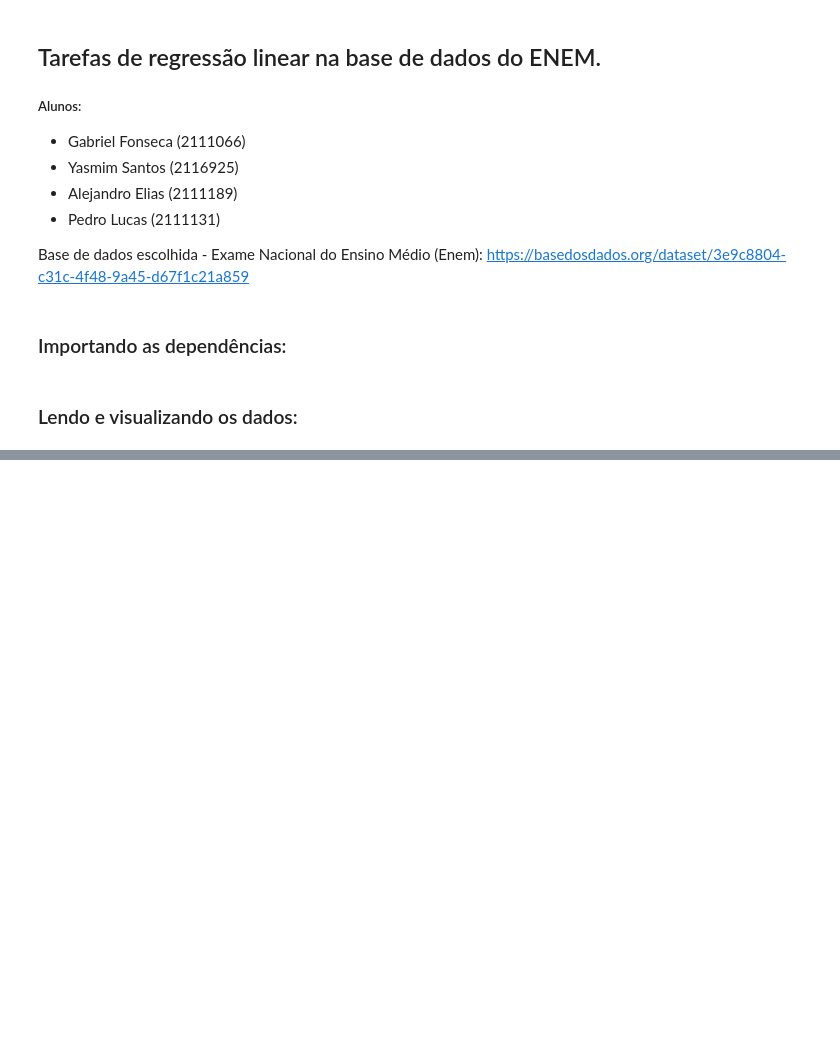
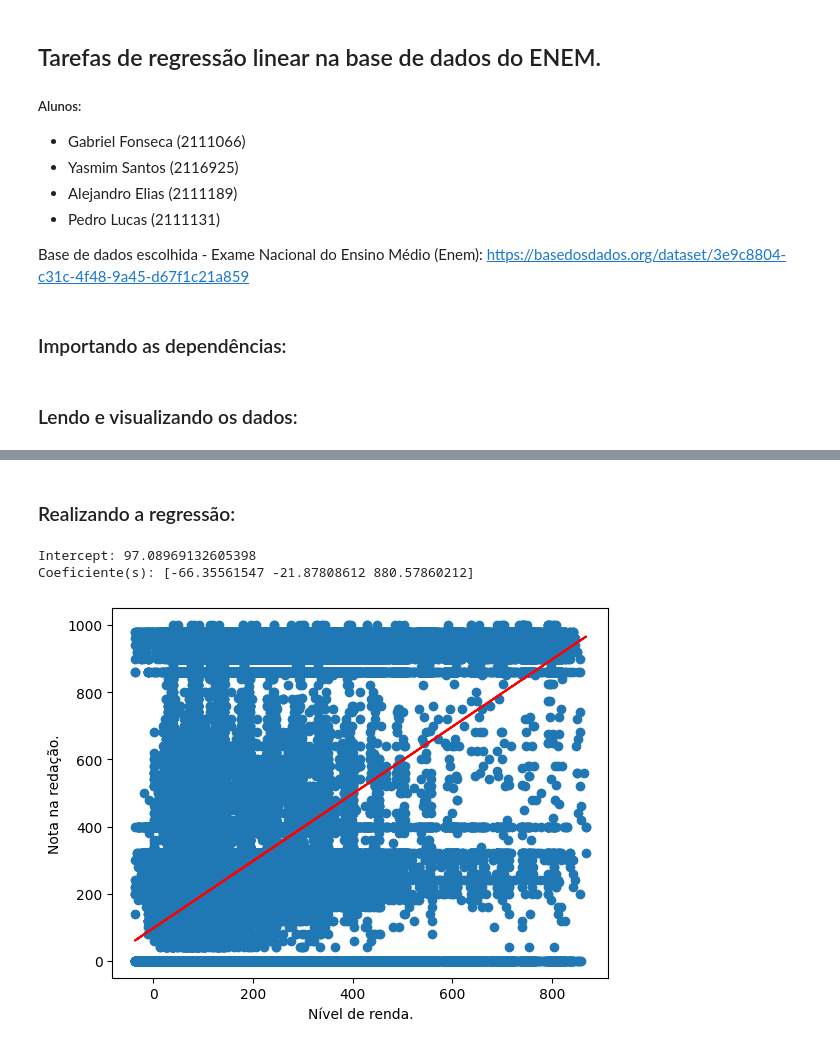
Before and after one commit to gabriel-fonseca-repo/enem-microdados-ml, a Jupyter notebook: src/regressao/linear.ipynb, the cells around one changed output, grey strips where cells are left out. Cells and saved outputs as stored; diff of their text form; code cells hidden in the pictures; blank space fills up the shorter version.

Commit message:
Regressão linear e ajustes nos dados

```diff
--- a/src/regressao/linear.ipynb
+++ b/src/regressao/linear.ipynb
@@ -126,0 +164,20 @@ plt.show()
+# %%
+features = [
+    "q_formacao_pai_score",
+    "q_formacao_mae_score",
+    "q_renda_familia_score",
+]
+
+X = np.array(df_enem[features])
+Y = np.array(df_enem["nota_redacao"])
+
+X_train, X_test, Y_train, Y_test = train_test_split(
+    X, Y, train_size=0.8, random_state=5487
+)
+
+X_train: np.ndarray = X_train
+Y_train: np.ndarray = Y_train
+X_test: np.ndarray = X_test
+Y_test: np.ndarray = Y_test
+
+pd.DataFrame(X_train).head()
@@ -126,0 +191,28 @@ plt.show()
+# %% [markdown]
+### Realizando a regressão:
+# %%
+model = LinearRegression()
+model.fit(X_train, Y_train)
+
+print(f"""
+Intercept: {model.intercept_}
+Coeficiente(s): {model.coef_}
+""".strip())
+# %% [output]
+Intercept: 97.08969132605398
+Coeficiente(s): [-66.35561547 -21.87808612 880.57860212]
+# %%
+plt.ylabel('Nota na redação.')
+plt.xlabel('Nível de renda.')
+
+X_plt = X_train @ model.coef_.T
+Y_plt = Y_train
+
+model_x = X_plt
+model_y = model.intercept_ + X_plt
+
+plt.scatter(X_plt, Y_plt)
+plt.plot(model_x, model_y, 'r-')
+plt.show()
+# %% [output]
+[figure, added]
```
Also changed, not shown: parts of 8 cells of this notebook, 13 other files.
